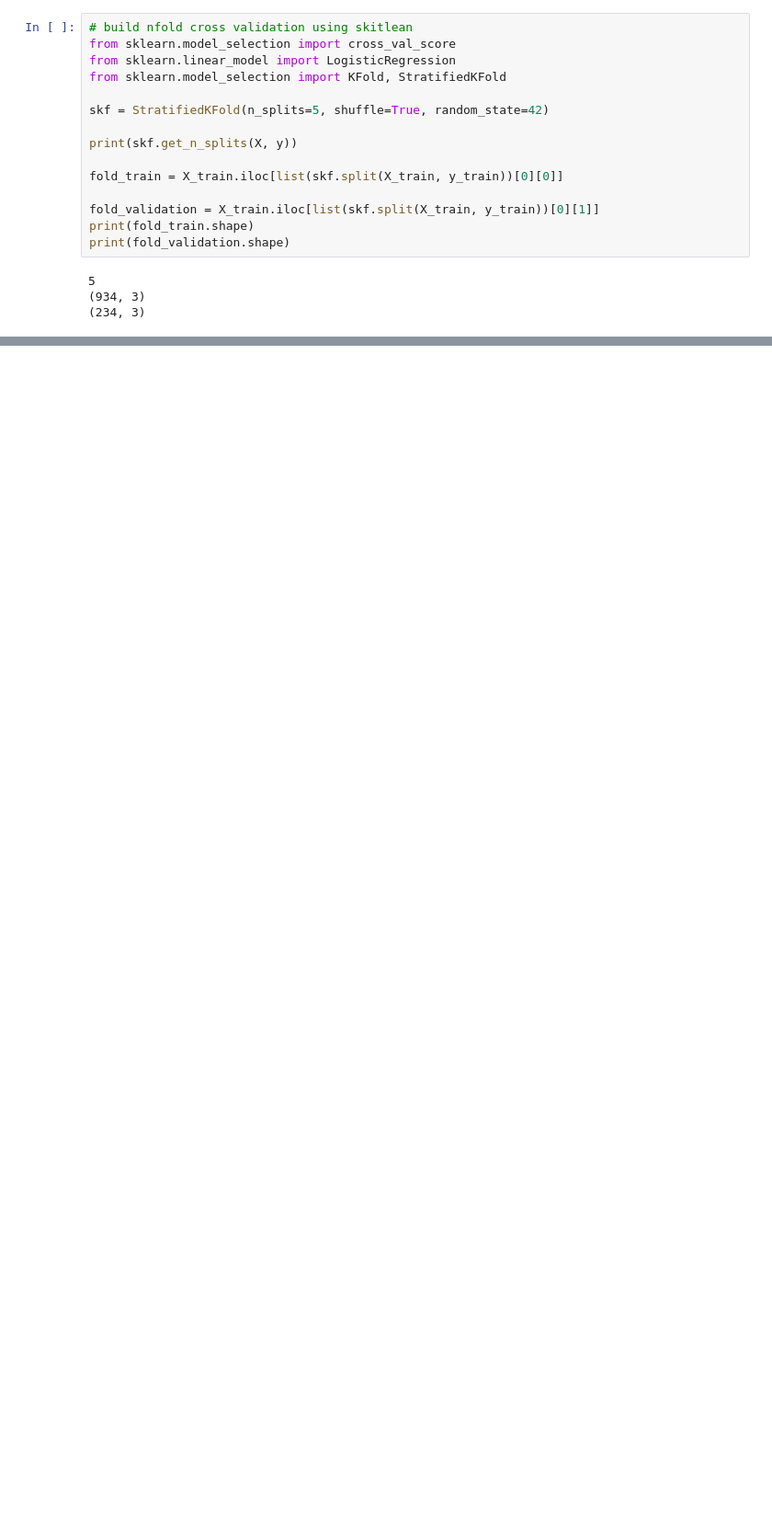
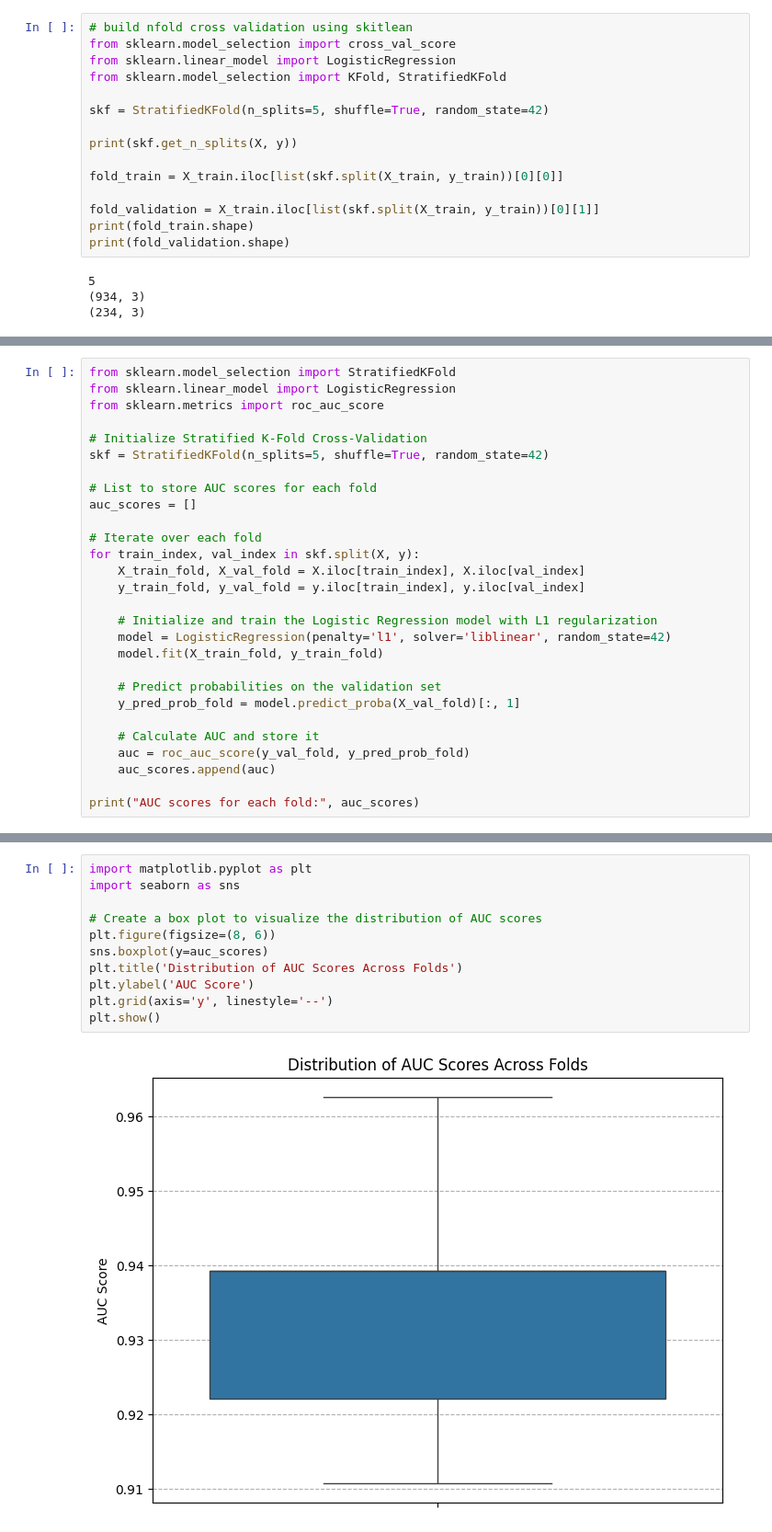
Before and after one commit to JawadRouen/MachineLearning, a Jupyter notebook: exercises/Exercise_2_Solved.ipynb, the cells around one changed output, grey strips where cells are left out. Shown: that part at 92% size. Cells and saved outputs as stored; diff of their text form; blank space fills up the shorter version.

```diff
--- a/exercises/Exercise_2_Solved.ipynb
+++ b/exercises/Exercise_2_Solved.ipynb
@@ -245,0 +403,28 @@ print(fold_validation.shape)
+# %%
+from sklearn.model_selection import StratifiedKFold
+from sklearn.linear_model import LogisticRegression
+from sklearn.metrics import roc_auc_score
+
+# Initialize Stratified K-Fold Cross-Validation
+skf = StratifiedKFold(n_splits=5, shuffle=True, random_state=42)
+
+# List to store AUC scores for each fold
+auc_scores = []
+
+# Iterate over each fold
+for train_index, val_index in skf.split(X, y):
+    X_train_fold, X_val_fold = X.iloc[train_index], X.iloc[val_index]
+    y_train_fold, y_val_fold = y.iloc[train_index], y.iloc[val_index]
+
+    # Initialize and train the Logistic Regression model with L1 regularization
+    model = LogisticRegression(penalty='l1', solver='liblinear', random_state=42)
+    model.fit(X_train_fold, y_train_fold)
+
+    # Predict probabilities on the validation set
+    y_pred_prob_fold = model.predict_proba(X_val_fold)[:, 1]
+
+    # Calculate AUC and store it
+    auc = roc_auc_score(y_val_fold, y_pred_prob_fold)
+    auc_scores.append(auc)
+
+print("AUC scores for each fold:", auc_scores)
@@ -245,0 +436,13 @@ print(fold_validation.shape)
+# %%
+import matplotlib.pyplot as plt
+import seaborn as sns
+
+# Create a box plot to visualize the distribution of AUC scores
+plt.figure(figsize=(8, 6))
+sns.boxplot(y=auc_scores)
+plt.title('Distribution of AUC Scores Across Folds')
+plt.ylabel('AUC Score')
+plt.grid(axis='y', linestyle='--')
+plt.show()
+# %% [output]
+[figure, added]
```
Also changed, not shown: parts of 19 cells of this notebook.
